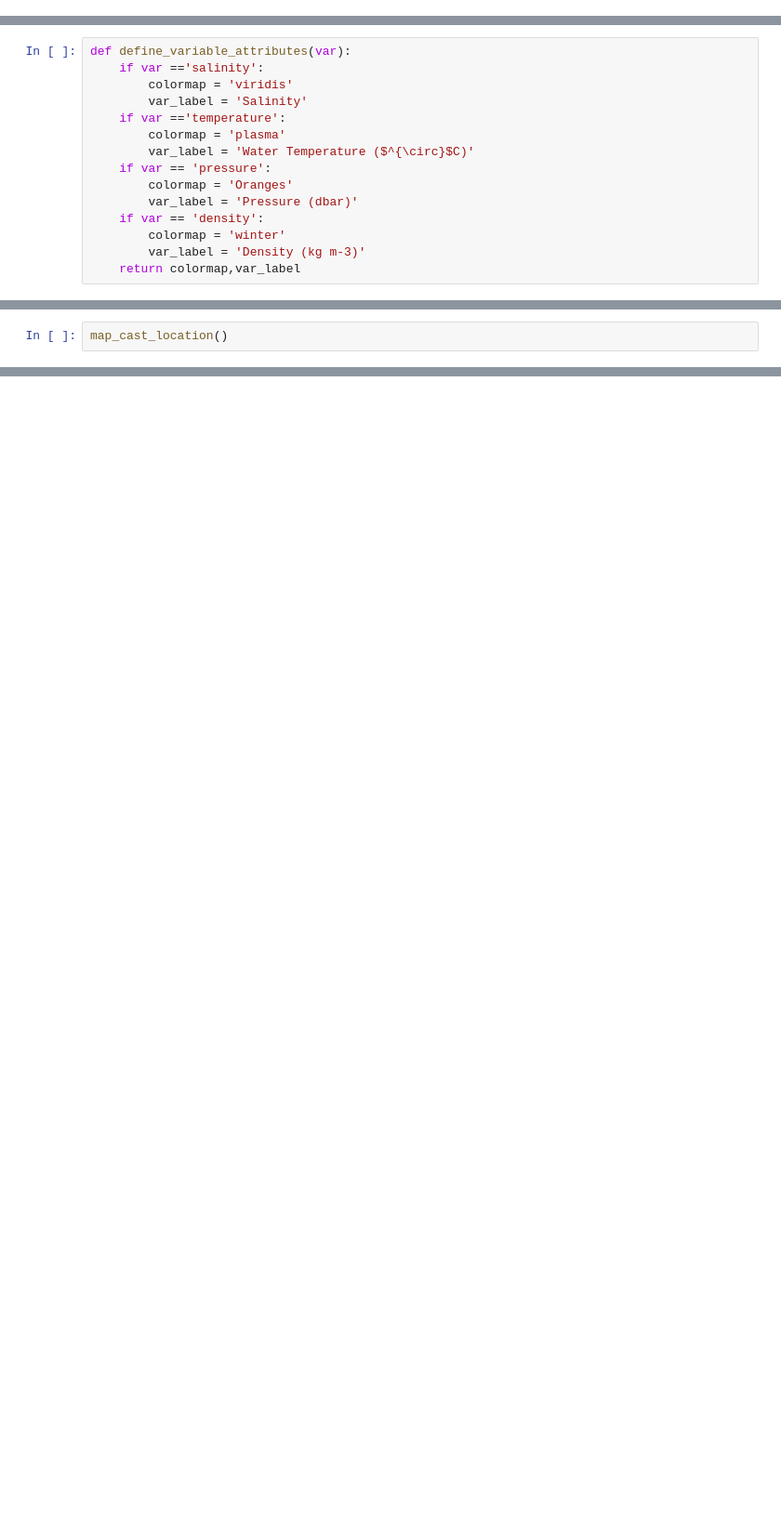
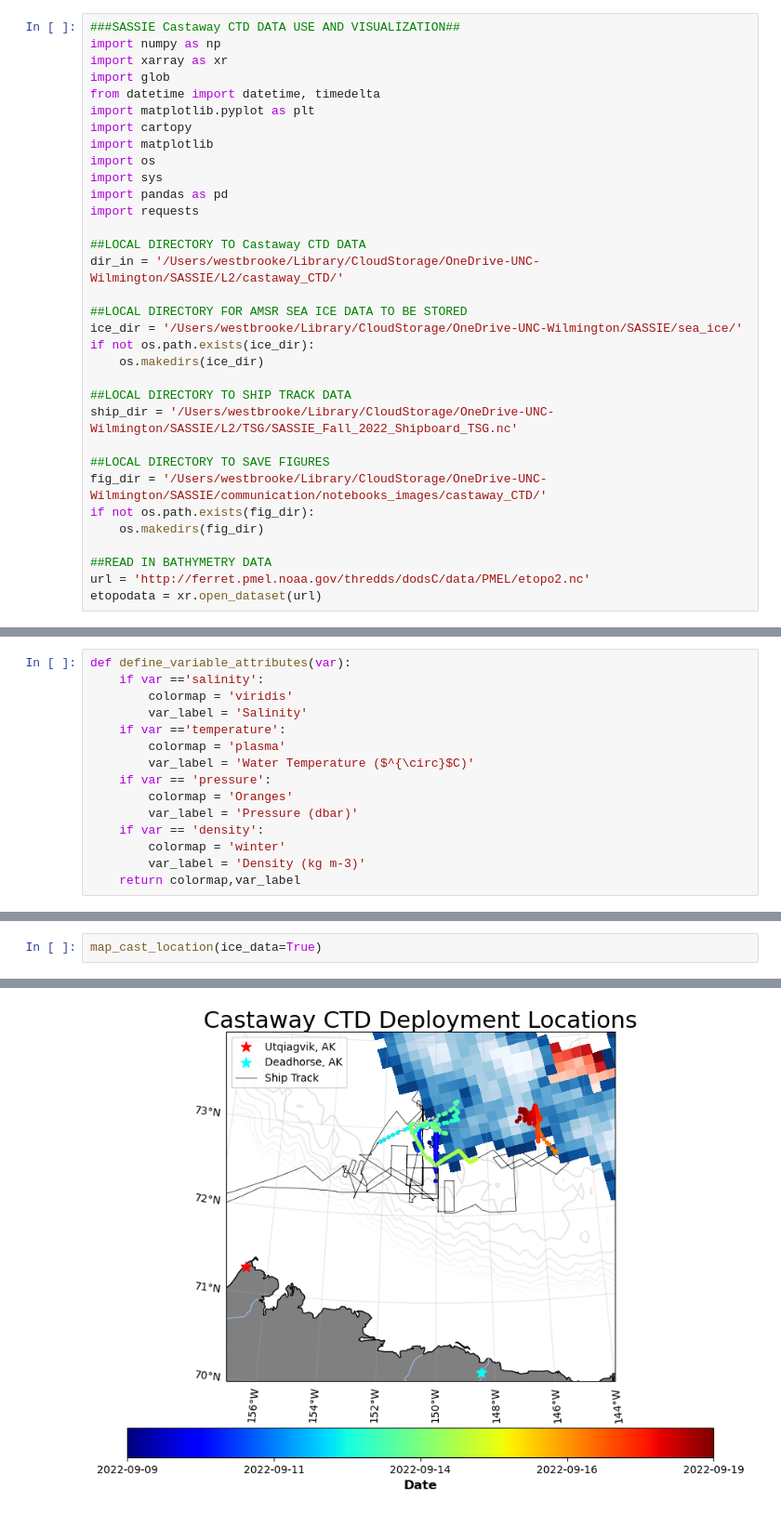
Before and after one commit to NASA-SASSIE/data-vis, a Jupyter notebook: SASSIE_castawayCTD.ipynb, the cells around one changed output, grey strips where cells are left out. Shown at 93% size. Drawn from its saved outputs; the diff is of its cells as text; blank space fills up the shorter version.

```diff
--- a/SASSIE_castawayCTD.ipynb
+++ b/SASSIE_castawayCTD.ipynb
@@ -35,0 +1,33 @@ play_end_dates = [play1_end,play2_end,play3_end,play4_end,play5_end,play5_end]
+# %%
+###SASSIE Castaway CTD DATA USE AND VISUALIZATION##
+import numpy as np
+import xarray as xr
+import glob
+from datetime import datetime, timedelta
+import matplotlib.pyplot as plt
+import cartopy
+import matplotlib
+import os
+import sys
+import pandas as pd
+import requests
+
+##LOCAL DIRECTORY TO Castaway CTD DATA
+dir_in = '/Users/westbrooke/Library/CloudStorage/OneDrive-UNC-Wilmington/SASSIE/L2/castaway_CTD/'
+
+##LOCAL DIRECTORY FOR AMSR SEA ICE DATA TO BE STORED
+ice_dir = '/Users/westbrooke/Library/CloudStorage/OneDrive-UNC-Wilmington/SASSIE/sea_ice/'
+if not os.path.exists(ice_dir):
+    os.makedirs(ice_dir)
+
+##LOCAL DIRECTORY TO SHIP TRACK DATA
+ship_dir = '/Users/westbrooke/Library/CloudStorage/OneDrive-UNC-Wilmington/SASSIE/L2/TSG/SASSIE_Fall_2022_Shipboard_TSG.nc'
+
+##LOCAL DIRECTORY TO SAVE FIGURES
+fig_dir = '/Users/westbrooke/Library/CloudStorage/OneDrive-UNC-Wilmington/SASSIE/communication/notebooks_images/castaway_CTD/'
+if not os.path.exists(fig_dir):
+    os.makedirs(fig_dir)
+
+##READ IN BATHYMETRY DATA
+url = 'http://ferret.pmel.noaa.gov/thredds/dodsC/data/PMEL/etopo2.nc'
+etopodata = xr.open_dataset(url)
@@ -133,2 +214,3 @@ def map_cast_location():
 # %%
-map_cast_location()
+map_cast_location(ice_data=True)
+# %% [output]
@@ -135,2 +218,3 @@ map_cast_location()
+[figure, added]
 # %%
 ##USE TO PLOT THE PROFILES TAKEN WITHIN A DATE RANGE
```
Also changed, not shown: parts of 13 cells of this notebook, 3 other files.
